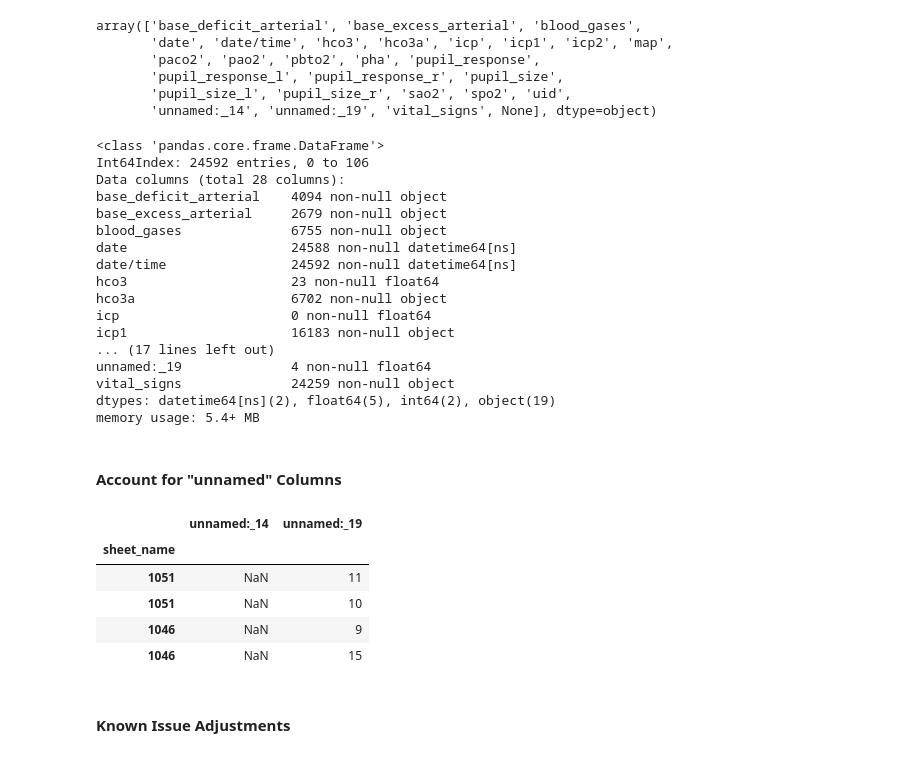
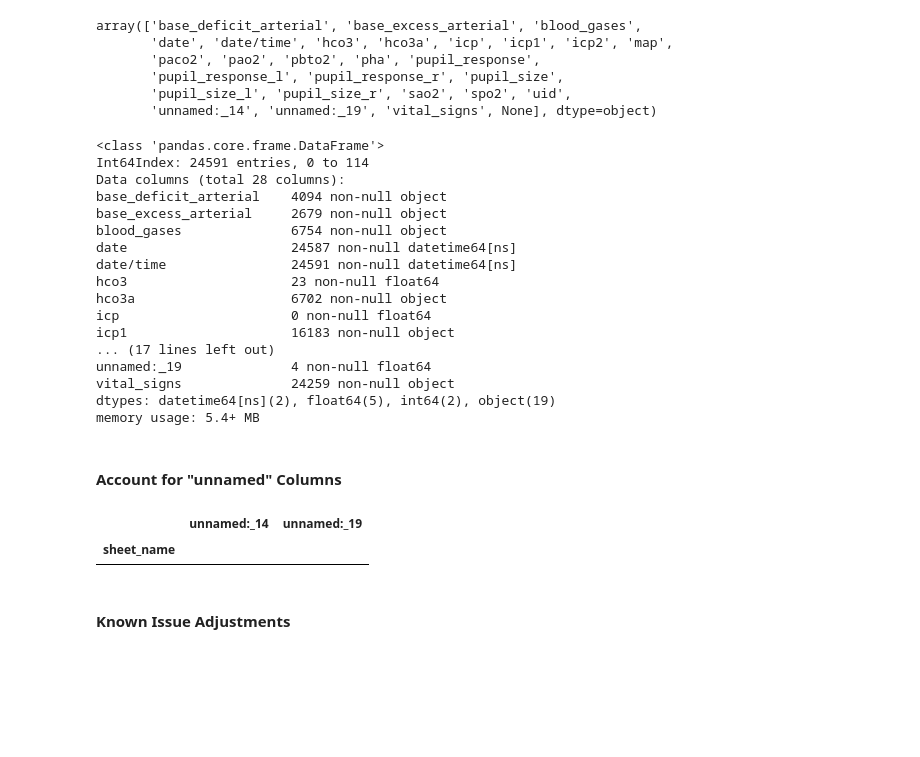
Before and after one commit to eric-czech/portfolio, a Jupyter notebook: demonstrative/python/notebooks/pbto2/0_data_loader.ipynb, the cells around one changed output. Cells and saved outputs as stored; diff of their text form; code cells hidden in the pictures; blank space fills up the shorter version.

```diff
--- a/demonstrative/python/notebooks/pbto2/0_data_loader.ipynb
+++ b/demonstrative/python/notebooks/pbto2/0_data_loader.ipynb
@@ -35,58 +37,42 @@ array(['base_deficit_arterial', 'base_excess_arterial', 'blood_gases',
        'pupil_response_l', 'pupil_response_r', 'pupil_size',
        'pupil_size_l', 'pupil_size_r', 'sao2', 'spo2', 'uid',
        'unnamed:_14', 'unnamed:_19', 'vital_signs', None], dtype=object)
-# %%
-def find_sheets_by_col(col, first_only=False):
-    """ Utility function for searching for sheets based on a column name"""
-    res = []
-    for k in d_sheet:
-        df = d[k].copy()
-        df.columns = [normalize_col(c) for c in df]
-        df['sheet_name'] = int(k)
-        if col is None or normalize_col(col) in df:
-            if first_only:
-                return df
-            res.append(df)
-    return functools.reduce(pd.DataFrame.append, res)
-
-# Load all measurement sheets into a single data frame
-dt = find_sheets_by_col(None)
-dt.info()
-# %% [output]
-<class 'pandas.core.frame.DataFrame'>
-Int64Index: 24592 entries, 0 to 106
-Data columns (total 28 columns):
-base_deficit_arterial    4094 non-null object
-base_excess_arterial     2679 non-null object
-blood_gases              6755 non-null object
-date                     24588 non-null datetime64[ns]
-date/time                24592 non-null datetime64[ns]
-hco3                     23 non-null float64
-hco3a                    6702 non-null object
-icp                      0 non-null float64
-icp1                     16183 non-null object
-... (17 lines left out)
-unnamed:_19              4 non-null float64
-vital_signs              24259 non-null object
-dtypes: datetime64[ns](2), float64(5), int64(2), object(19)
-memory usage: 5.4+ MB
+# %%
+# Load all measurement sheets into a single data frame
+dt = prep.find_sheets_by_col(d, d_sheet, None)
+#dt = dt[dt['pupil_size'] != 'Neurological Assessments']
+dt.info()
+# %% [output]
+<class 'pandas.core.frame.DataFrame'>
+Int64Index: 24591 entries, 0 to 114
+Data columns (total 28 columns):
+base_deficit_arterial    4094 non-null object
+base_excess_arterial     2679 non-null object
+blood_gases              6754 non-null object
+date                     24587 non-null datetime64[ns]
+date/time                24591 non-null datetime64[ns]
+hco3                     23 non-null float64
+hco3a                    6702 non-null object
+icp                      0 non-null float64
+icp1                     16183 non-null object
+... (17 lines left out)
+unnamed:_19              4 non-null float64
+vital_signs              24259 non-null object
+dtypes: datetime64[ns](2), float64(5), int64(2), object(19)
+memory usage: 5.4+ MB
 # %% [markdown]
 #### Account for "unnamed" Columns
 # %%
-dt[~dt['sheet_name'].isin(['1051', '1055', '1046', '1052', '980'])]\
+dt[~dt['sheet_name'].isin([1051, 1055, 1046, 1052, 980])]\
     .set_index('sheet_name')[[c for c in dt if 'unnamed' in c]]\
     .dropna(how='all', axis=0).iloc[:50,:]
 # This should be empty if all "Unnamed" column issues have been addressed.
 # This involves at least the following updates to the input spreadsheet:
 # - Add 'Vital Signs' header for patient 1046
 # - Change ICP header for patient 1052 to ICP1 and ICP2
 # %% [output]
 |  | unnamed:_14 | unnamed:_19 |
 | sheet_name |  |  |
-| 1051 | NaN | 11 |
-| 1051 | NaN | 10 |
-| 1046 | NaN | 9 |
-| 1046 | NaN | 15 |
 # %%
 dt = dt.drop([c for c in dt if 'unnamed' in c], axis=1)
 # %% [markdown]
```
Also changed, not shown: parts of 71 cells of this notebook, 39 other files.
